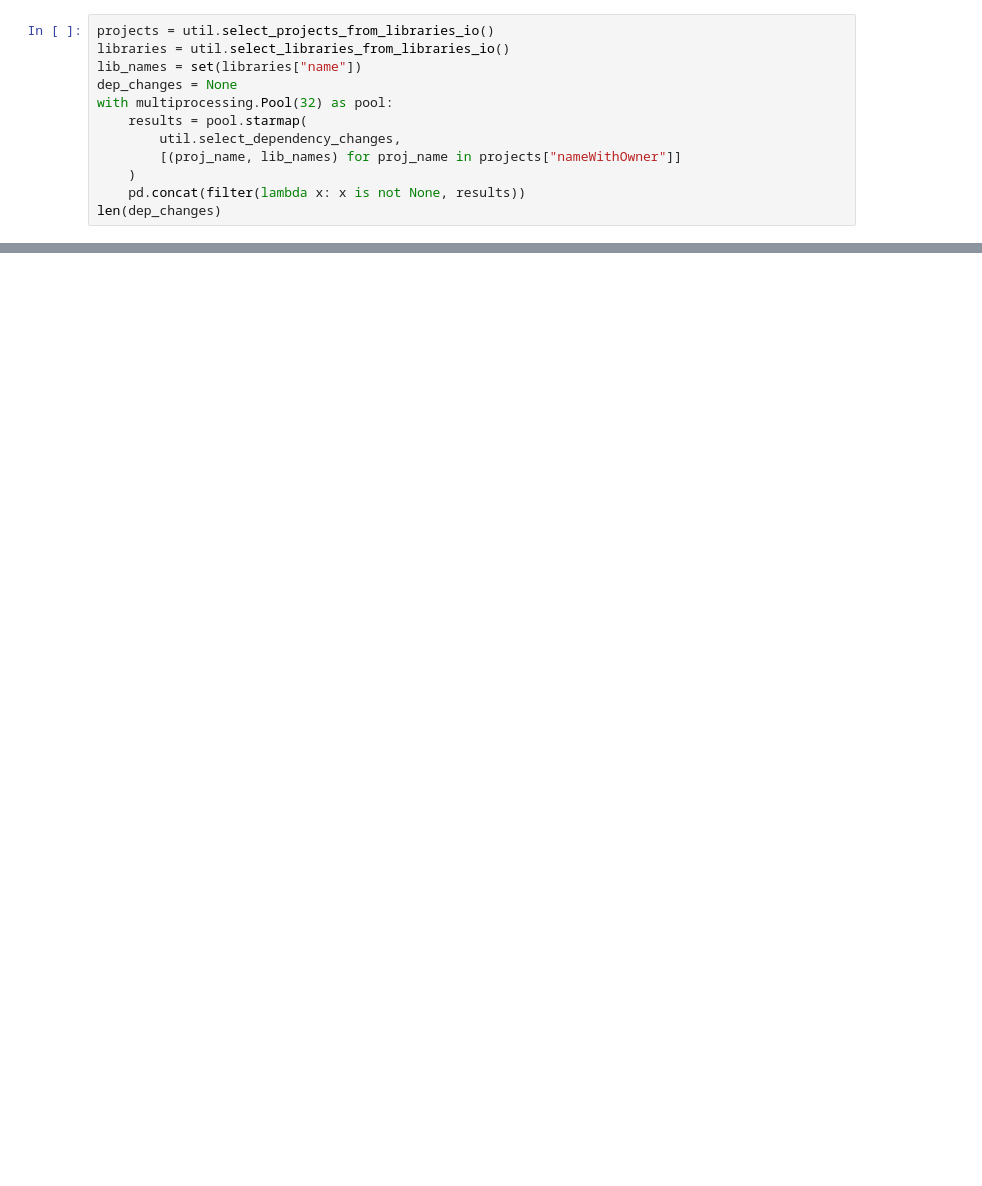
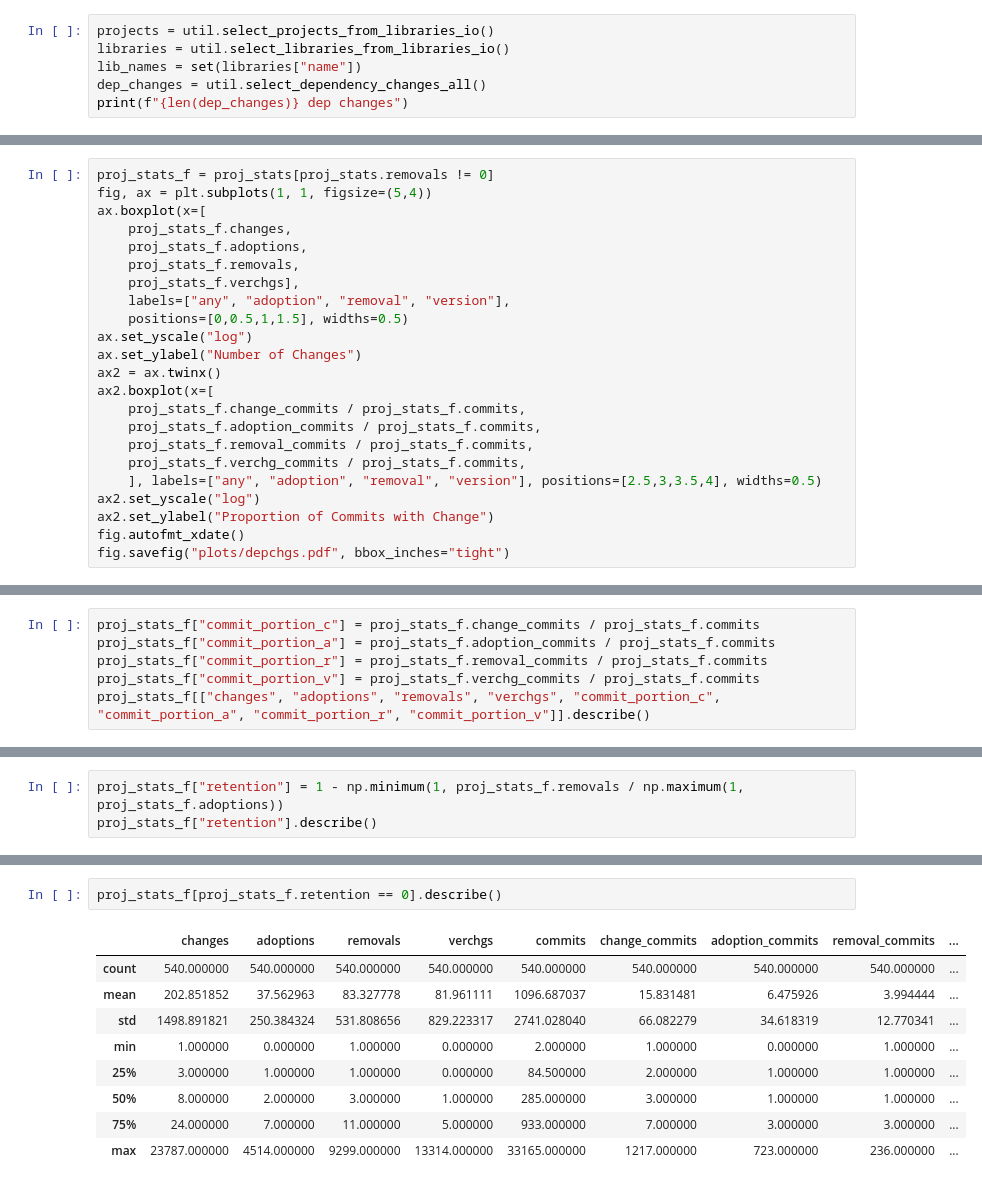
Before and after one commit to hehao98/LibraryMigration, a Jupyter notebook: plot_depchgs.ipynb, the cells around one changed output, grey strips where cells are left out. Drawn from its saved outputs; the diff is of its cells as text; blank space fills up the shorter version.

Commit message:
Update with many new analysis results

```diff
--- a/plot_depchgs.ipynb
+++ b/plot_depchgs.ipynb
@@ -9,12 +10,6 @@ import seaborn as sns
 projects = util.select_projects_from_libraries_io()
 libraries = util.select_libraries_from_libraries_io()
 lib_names = set(libraries["name"])
-dep_changes = None
-with multiprocessing.Pool(32) as pool:
-    results = pool.starmap(
-        util.select_dependency_changes,
-        [(proj_name, lib_names) for proj_name in projects["nameWithOwner"]]
-    )
-    pd.concat(filter(lambda x: x is not None, results))
-len(dep_changes)
+dep_changes = util.select_dependency_changes_all()
+print(f"{len(dep_changes)} dep changes")
 # %% [output]
@@ -21,0 +69,23 @@ TypeError: object of type 'NoneType' has no len()
+# %%
+proj_stats_f = proj_stats[proj_stats.removals != 0]
+fig, ax = plt.subplots(1, 1, figsize=(5,4))
+ax.boxplot(x=[
+    proj_stats_f.changes,
+    proj_stats_f.adoptions,
+    proj_stats_f.removals,
+    proj_stats_f.verchgs],
+    labels=["any", "adoption", "removal", "version"],
+    positions=[0,0.5,1,1.5], widths=0.5)
+ax.set_yscale("log")
+ax.set_ylabel("Number of Changes")
+ax2 = ax.twinx()
+ax2.boxplot(x=[
+    proj_stats_f.change_commits / proj_stats_f.commits,
+    proj_stats_f.adoption_commits / proj_stats_f.commits,
+    proj_stats_f.removal_commits / proj_stats_f.commits,
+    proj_stats_f.verchg_commits / proj_stats_f.commits,
+    ], labels=["any", "adoption", "removal", "version"], positions=[2.5,3,3.5,4], widths=0.5)
+ax2.set_yscale("log")
+ax2.set_ylabel("Proportion of Commits with Change")
+fig.autofmt_xdate()
+fig.savefig("plots/depchgs.pdf", bbox_inches="tight")
@@ -21,0 +94,6 @@ TypeError: object of type 'NoneType' has no len()
+# %%
+proj_stats_f["commit_portion_c"] = proj_stats_f.change_commits / proj_stats_f.commits
+proj_stats_f["commit_portion_a"] = proj_stats_f.adoption_commits / proj_stats_f.commits
+proj_stats_f["commit_portion_r"] = proj_stats_f.removal_commits / proj_stats_f.commits
+proj_stats_f["commit_portion_v"] = proj_stats_f.verchg_commits / proj_stats_f.commits
+proj_stats_f[["changes", "adoptions", "removals", "verchgs", "commit_portion_c", "commit_portion_a", "commit_portion_r", "commit_portion_v"]].describe()
@@ -21,0 +110,3 @@ TypeError: object of type 'NoneType' has no len()
+# %%
+proj_stats_f["retention"] = 1 - np.minimum(1, proj_stats_f.removals / np.maximum(1, proj_stats_f.adoptions))
+proj_stats_f["retention"].describe()
@@ -21,0 +152,12 @@ TypeError: object of type 'NoneType' has no len()
+# %%
+proj_stats_f[proj_stats_f.retention == 0].describe()
+# %% [output]
+|  | changes | adoptions | removals | verchgs | commits | change_commits | adoption_commits | removal_commits | ... |
+| count | 540.000000 | 540.000000 | 540.000000 | 540.000000 | 540.000000 | 540.000000 | 540.000000 | 540.000000 | ... |
+| mean | 202.851852 | 37.562963 | 83.327778 | 81.961111 | 1096.687037 | 15.831481 | 6.475926 | 3.994444 | ... |
+| std | 1498.891821 | 250.384324 | 531.808656 | 829.223317 | 2741.028040 | 66.082279 | 34.618319 | 12.770341 | ... |
+| min | 1.000000 | 0.000000 | 1.000000 | 0.000000 | 2.000000 | 1.000000 | 0.000000 | 1.000000 | ... |
+| 25% | 3.000000 | 1.000000 | 1.000000 | 0.000000 | 84.500000 | 2.000000 | 1.000000 | 1.000000 | ... |
+| 50% | 8.000000 | 2.000000 | 3.000000 | 1.000000 | 285.000000 | 3.000000 | 1.000000 | 1.000000 | ... |
+| 75% | 24.000000 | 7.000000 | 11.000000 | 5.000000 | 933.000000 | 7.000000 | 3.000000 | 3.000000 | ... |
+| max | 23787.000000 | 4514.000000 | 9299.000000 | 13314.000000 | 33165.000000 | 1217.000000 | 723.000000 | 236.000000 | ... |
```
Also changed, not shown: parts of 11 cells of this notebook, 5 other files.
